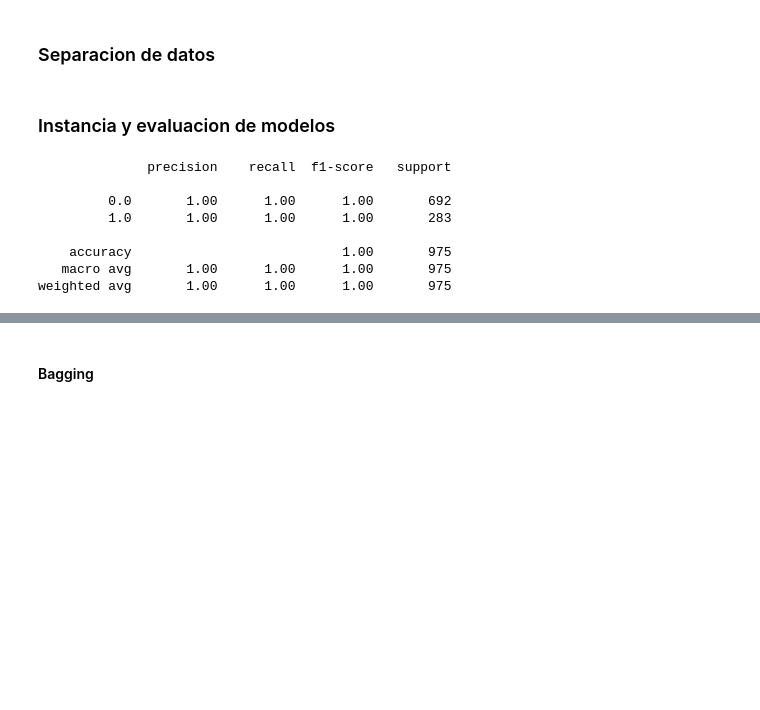
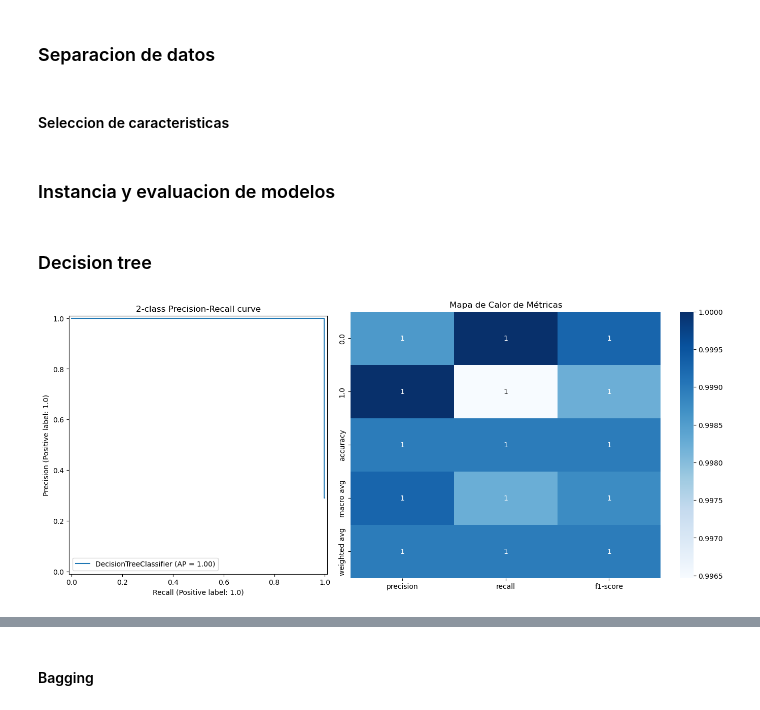
Before and after one commit to ianCristianAriel/2024-eeuu-comportamiento-consumidor, a Jupyter notebook: notebooks/5_ml.ipynb, the cells around one changed output, grey strips where cells are left out. Drawn from its saved outputs; the diff is of its cells as text; code cells hidden in the pictures; blank space fills up the shorter version.

Commit message:
Agrego visualizacion de metricas de rendimiento

```diff
--- a/notebooks/5_ml.ipynb
+++ b/notebooks/5_ml.ipynb
@@ -127,40 +174,47 @@ df_estandarizado_escalado = pd.read_csv(path_df_estandarizado_escalado)
 ### Separacion de datos
 # %%
 # separo las las variables de la variable target
-X = df_estandarizado_escalado.drop(columns=['subscription_status_encoded'])
-y = df_estandarizado_escalado['subscription_status_encoded']
+X = df_estandarizado_escalado.drop(columns=['subscription_status_encoded']).copy()
+y = df_estandarizado_escalado['subscription_status_encoded'].copy()
 # Divido las variable target y el resto de variables en testeo y prueba utilizando un 35% de datos para prueba
 X_train, X_test, y_train, y_test = train_test_split(X, y, test_size=0.25, random_state=42)
+# %% [markdown]
+#### Seleccion de caracteristicas
+# %%
+# Aplicar ANOVA para seleccionar el 60% de mejores características
+selector = SelectKBest(score_func=f_classif, k=int(0.6 * df_estandarizado_escalado.columns.size))
+X_train_selected = selector.fit_transform(X_train, y_train)
+X_test_selected = selector.transform(X_test)
+mask = selector.get_feature_names_out(input_features=X_train.columns)
+# %%
+# Crear un nuevo DataFrame solo con las columnas seleccionadas
+X_train = pd.DataFrame(X_train_selected, columns=mask)
+X_test = pd.DataFrame(X_test_selected, columns=mask)
 # %% [markdown]
 ### Instancia y evaluacion de modelos
+# %% [markdown]
+### Decision tree
 # %%
 # Se implementara tambien, un modelo simple de arbol de desicion, debido a que si bien hay 10 veces mas registros que cantidad de columnas, no hay un exceso de los mismos
 #y esto puede generar sobre ajuste en modelos complejos
 
 # create decision tree model object by ModeloML class
 decision_tree_model = DecisionTreeClassifier()
 
 # params for decision tree model
 decision_tree_model_params_grid = {
     'classify__max_depth': [None, 10, 20],  # Ajusta estos valores
     'classify__min_samples_split': [2, 5, 10],
     'classify__min_samples_leaf': [1, 2, 4]
 }
 
 #obtain best params grid to decision tree model using grid search
 decision_tree_model_best_params_grid = grid_search_function(decision_tree_model, param_grid=decision_tree_model_params_grid, X_train=X_train, y_train=y_train)
 
 # train decision tree model with best params
 decision_tree_model = train(decision_tree_model, decision_tree_model_best_params_grid)
 
 # test decision tree model
-y_pred = test(decision_tree_model, is_classification=True)
+y_pred, report = test(decision_tree_model, is_classification=True)
 # %% [output]
-              precision    recall  f1-score   support
-
-         0.0       1.00      1.00      1.00       692
-         1.0       1.00      1.00      1.00       283
-
-    accuracy                           1.00       975
-   macro avg       1.00      1.00      1.00       975
-weighted avg       1.00      1.00      1.00       975
+[figure, added]
```
Also changed, not shown: parts of 22 cells of this notebook, 2 other files.
